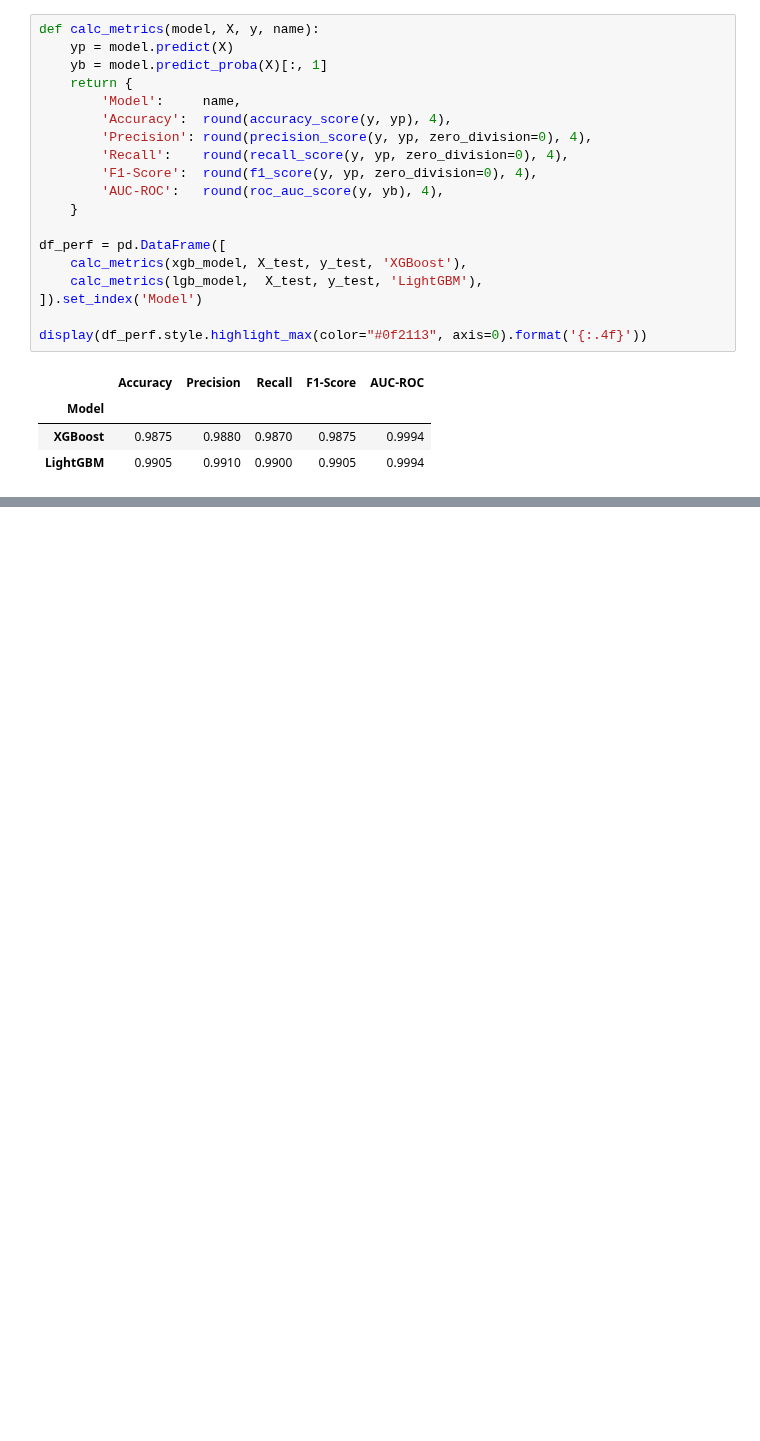
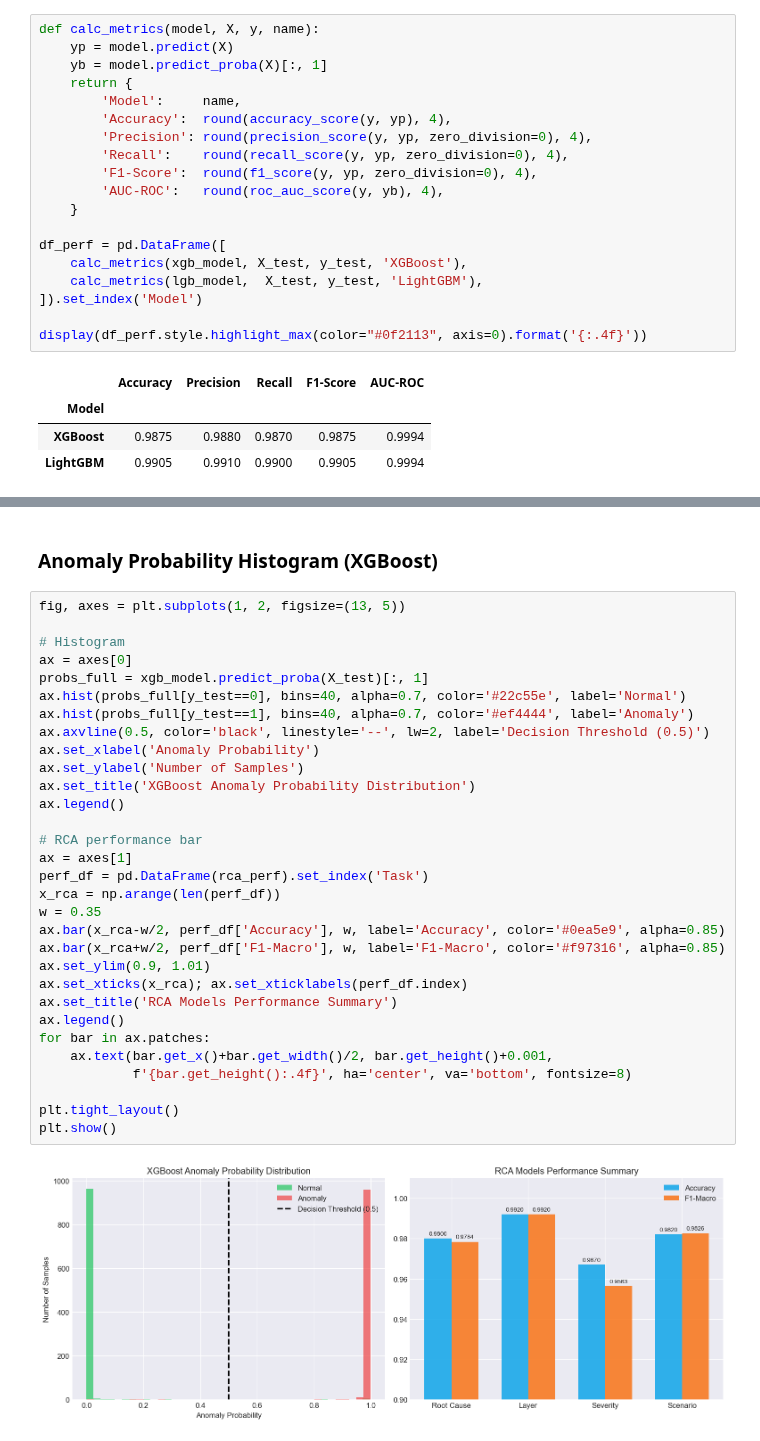
Before and after one commit to NANITH777/multimodal-rca-engine, a Jupyter notebook: dataset_analysis/05_deep_learning_log_anomaly.ipynb, the cells around one changed output, grey strips where cells are left out. Saved outputs shown, nothing was run; the diff lists cells and outputs as text; blank space fills up the shorter version.

```diff
--- a/dataset_analysis/05_deep_learning_log_anomaly.ipynb
+++ b/dataset_analysis/05_deep_learning_log_anomaly.ipynb
@@ -1048,0 +672,35 @@ Sistem Anomalisi       0.99      0.99      0.99      1000
+# %% [markdown]
+### Anomaly Probability Histogram (XGBoost)
+# %%
+fig, axes = plt.subplots(1, 2, figsize=(13, 5))
+
+# Histogram
+ax = axes[0]
+probs_full = xgb_model.predict_proba(X_test)[:, 1]
+ax.hist(probs_full[y_test==0], bins=40, alpha=0.7, color='#22c55e', label='Normal')
+ax.hist(probs_full[y_test==1], bins=40, alpha=0.7, color='#ef4444', label='Anomaly')
+ax.axvline(0.5, color='black', linestyle='--', lw=2, label='Decision Threshold (0.5)')
+ax.set_xlabel('Anomaly Probability')
+ax.set_ylabel('Number of Samples')
+ax.set_title('XGBoost Anomaly Probability Distribution')
+ax.legend()
+
+# RCA performance bar
+ax = axes[1]
+perf_df = pd.DataFrame(rca_perf).set_index('Task')
+x_rca = np.arange(len(perf_df))
+w = 0.35
+ax.bar(x_rca-w/2, perf_df['Accuracy'], w, label='Accuracy', color='#0ea5e9', alpha=0.85)
+ax.bar(x_rca+w/2, perf_df['F1-Macro'], w, label='F1-Macro', color='#f97316', alpha=0.85)
+ax.set_ylim(0.9, 1.01)
+ax.set_xticks(x_rca); ax.set_xticklabels(perf_df.index)
+ax.set_title('RCA Models Performance Summary')
+ax.legend()
+for bar in ax.patches:
+    ax.text(bar.get_x()+bar.get_width()/2, bar.get_height()+0.001,
+            f'{bar.get_height():.4f}', ha='center', va='bottom', fontsize=8)
+
+plt.tight_layout()
+plt.show()
+# %% [output]
+[figure, added]
```
Also changed, not shown: parts of 80 cells of this notebook, 43 other files.
